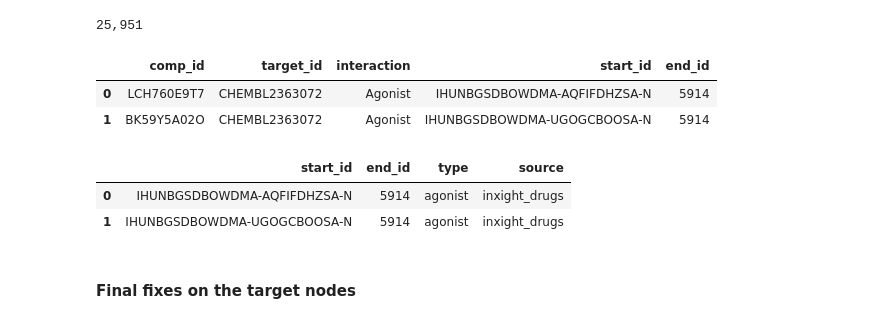
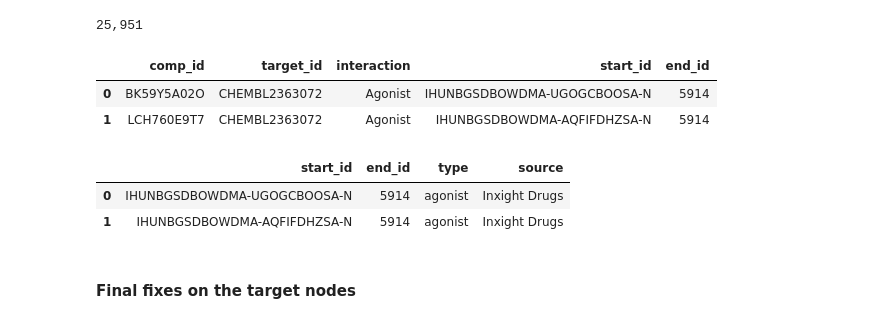
Before and after one commit to SuLab/MechRepoNet, a Jupyter notebook: 1_code/09_More_Drug_to_Target_Edges.ipynb, the cells around one changed output. Cells and saved outputs as stored; diff of their text form; code cells hidden in the pictures.

```diff
--- a/1_code/08_More_Drug_to_Target_Edges.ipynb
+++ b/1_code/09_More_Drug_to_Target_Edges.ipynb
@@ -11,7 +11,7 @@ from tools.stitcher import download_stitcher, organize_data
 from tools.processing import expand_col_on_char, combine_group_rows_on_char, load_api_results
 # %%
 # Get Output Directory ready
-this_file = '08_More_Drug_to_Target_Edges'
+this_file = '09_More_Drug_to_Target_Edges'
 out_dir = Path('../2_pipeline/').resolve()
 out_dir = out_dir.joinpath(this_file).joinpath('out')
 
@@ -518,19 +518,19 @@ print('{:,}'.format(len(tgt_edges)))
 tgt_edges.head(2)
 # %% [output]
 |  | comp_id | target_id | interaction | start_id | end_id |
-| 0 | LCH760E9T7 | CHEMBL2363072 | Agonist | IHUNBGSDBOWDMA-AQFIFDHZSA-N | 5914 |
-| 1 | BK59Y5A02O | CHEMBL2363072 | Agonist | IHUNBGSDBOWDMA-UGOGCBOOSA-N | 5914 |
+| 0 | BK59Y5A02O | CHEMBL2363072 | Agonist | IHUNBGSDBOWDMA-UGOGCBOOSA-N | 5914 |
+| 1 | LCH760E9T7 | CHEMBL2363072 | Agonist | IHUNBGSDBOWDMA-AQFIFDHZSA-N | 5914 |
 # %%
-tgt_edges['source'] = 'inxight_drugs'
+tgt_edges['source'] = 'Inxight Drugs'
 tgt_edges = tgt_edges.rename(columns={'interaction': 'type'})
 tgt_edges['type'] = tgt_edges['type'].str.lower()
 tgt_edges = tgt_edges.drop(['comp_id', 'target_id'], axis=1)
 tgt_edges = gt.order_cols(tgt_edges)
 tgt_edges.head(2)
 # %% [output]
 |  | start_id | end_id | type | source |
-| 0 | IHUNBGSDBOWDMA-AQFIFDHZSA-N | 5914 | agonist | inxight_drugs |
-| 1 | IHUNBGSDBOWDMA-UGOGCBOOSA-N | 5914 | agonist | inxight_drugs |
+| 0 | IHUNBGSDBOWDMA-UGOGCBOOSA-N | 5914 | agonist | Inxight Drugs |
+| 1 | IHUNBGSDBOWDMA-AQFIFDHZSA-N | 5914 | agonist | Inxight Drugs |
 # %% [markdown]
 #### Final fixes on the target nodes
 # %%
```
Also changed, not shown: parts of 25 cells of this notebook, 16 other files.
